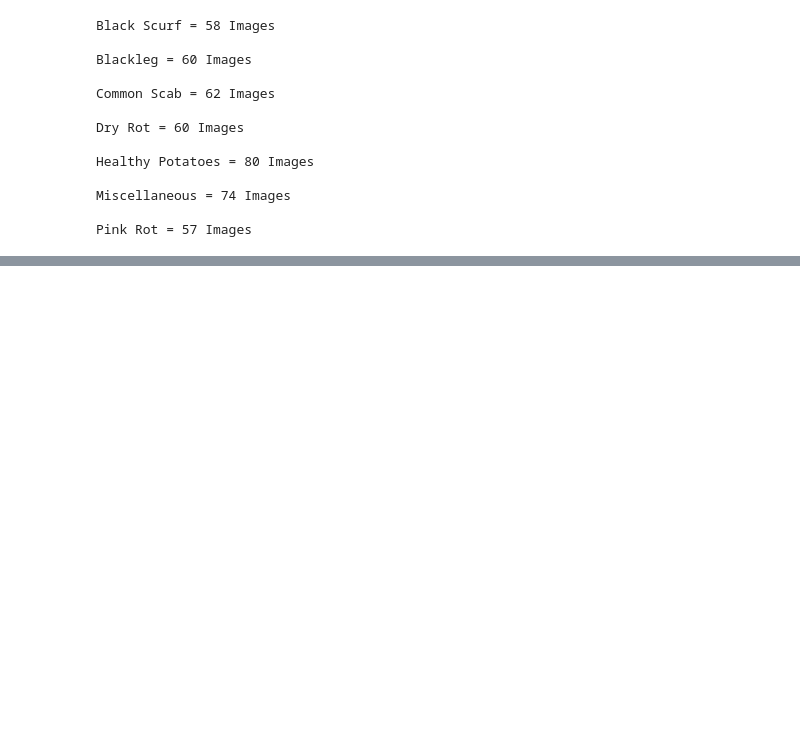
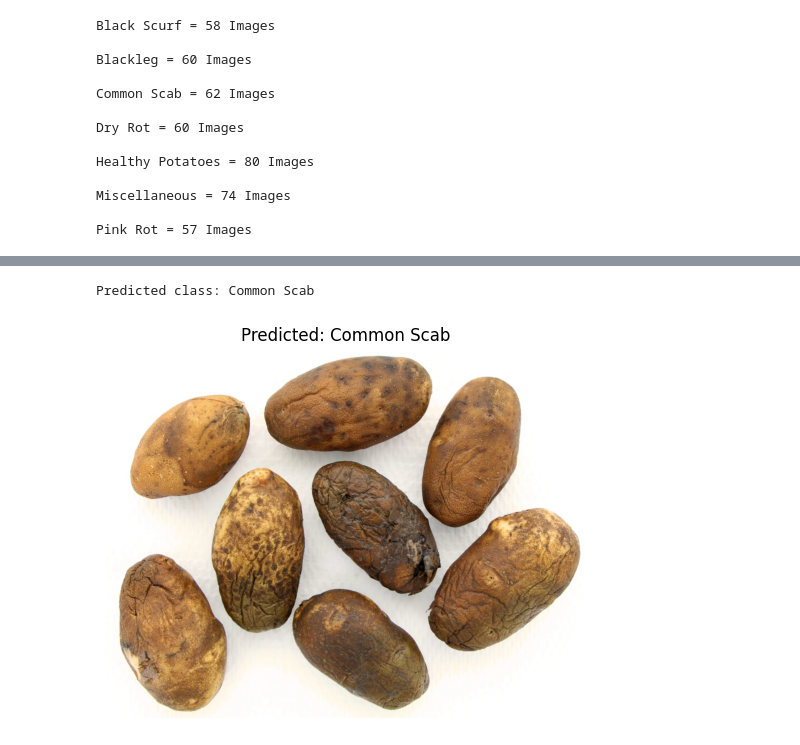
Before and after one commit to MeisterRoehrig/PotatoDiseaseClassification, a Jupyter notebook: potato-disease-detection-using-mobilenet.ipynb, the cells around one changed output, grey strips where cells are left out. Cells and saved outputs as stored; diff of their text form; code cells hidden in the pictures; blank space fills up the shorter version.

```diff
--- a/potato-disease-detection-using-mobilenet.ipynb
+++ b/potato-disease-detection-using-mobilenet.ipynb
@@ -264,0 +265,29 @@ plt.show()
+# %%
+from PIL import Image
+
+# Path to your new image
+new_image_path = 'testimg\testpot8.jpg'  # Change this to your image path
+
+# Load and preprocess the image
+
+img = Image.open(new_image_path).convert('RGB')
+img_t = data_transforms(img)
+img_t = img_t.unsqueeze(0).to(device)
+
+# Model prediction
+model_ft.eval()
+with torch.no_grad():
+    outputs = model_ft(img_t)
+    _, preds = torch.max(outputs, 1)
+    predicted_class = class_names[preds.item()]
+
+print(f'Predicted class: {predicted_class}')
+
+# Show the image
+plt.imshow(img)
+plt.title(f'Predicted: {predicted_class}')
+plt.axis('off')
+plt.show()
+# %% [output]
+Predicted class: Common Scab
+[figure, added]
```
Also changed, not shown: parts of 8 cells of this notebook.
